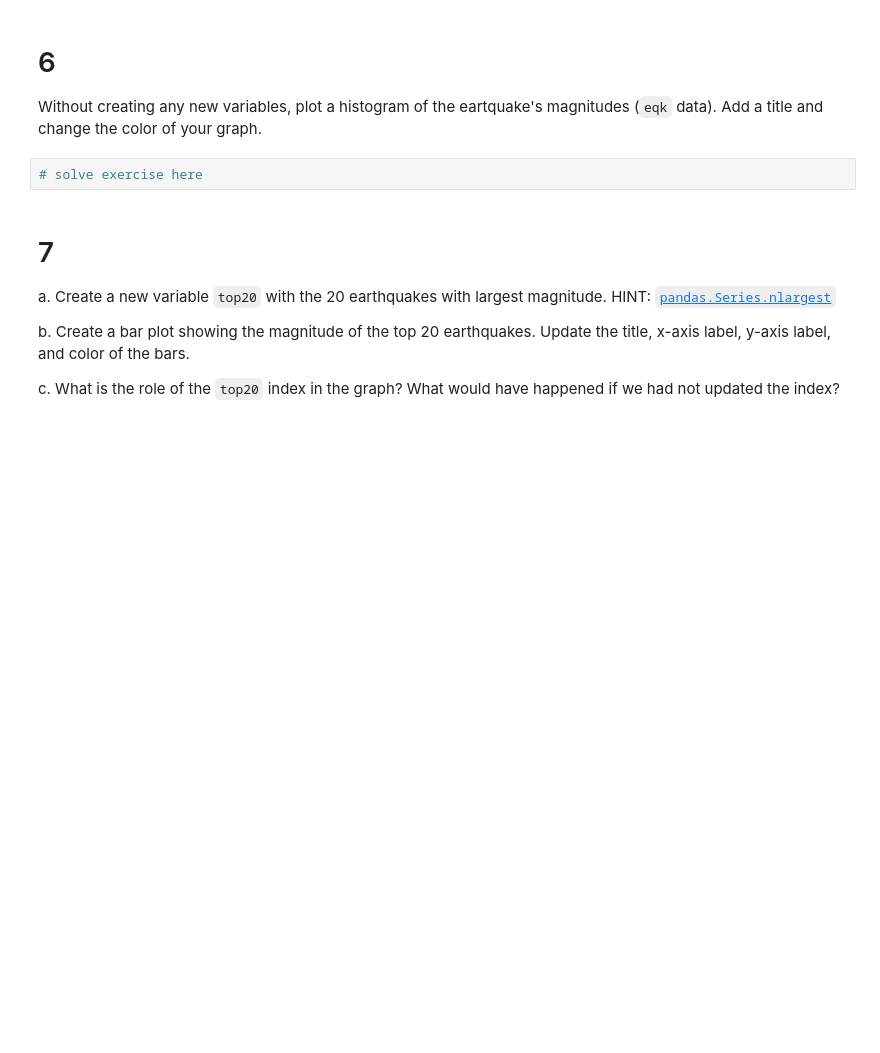
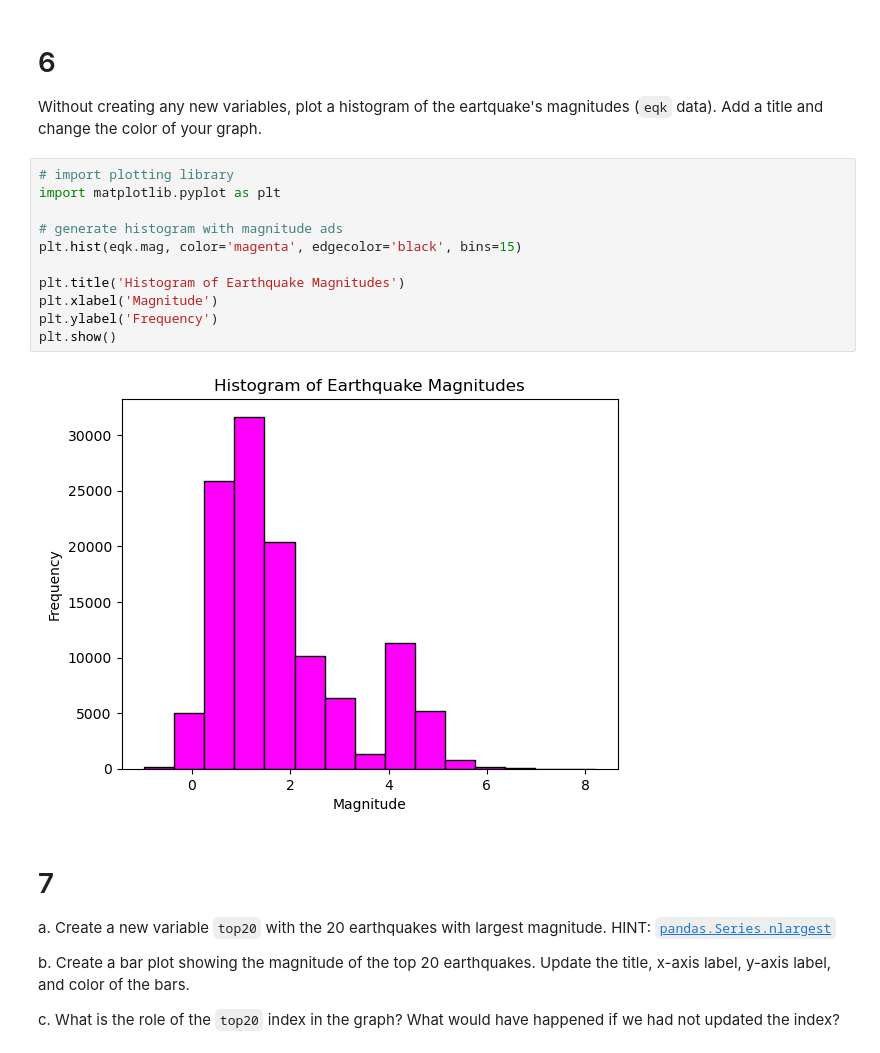
Before and after one commit to maxwellpatt/eds220-hwk-1, a Jupyter notebook: hwk1-task4.ipynb, the cells around one changed output. Saved outputs shown, nothing was run; the diff lists cells and outputs as text; blank space fills up the shorter version.

Commit message:
made histo

```diff
--- a/hwk1-task4.ipynb
+++ b/hwk1-task4.ipynb
@@ -130,8 +140,19 @@ HINT: There are *many* ways you can get this information. One could be to use (2
 # %% [markdown]
 # 6
 Without creating any new variables, plot a histogram of the eartquake's magnitudes (`eqk` data). Add a title and change the color of your graph.
-# %%
-# solve exercise here
+# %%
+# import plotting library
+import matplotlib.pyplot as plt
+
+# generate histogram with magnitude ads
+plt.hist(eqk.mag, color='magenta', edgecolor='black', bins=15)
+
+plt.title('Histogram of Earthquake Magnitudes')
+plt.xlabel('Magnitude')
+plt.ylabel('Frequency')
+plt.show()
+# %% [output]
+[figure, added]
 # %% [markdown]
 # 7
 
```
Also changed, not shown: parts of 1 cell of this notebook.
